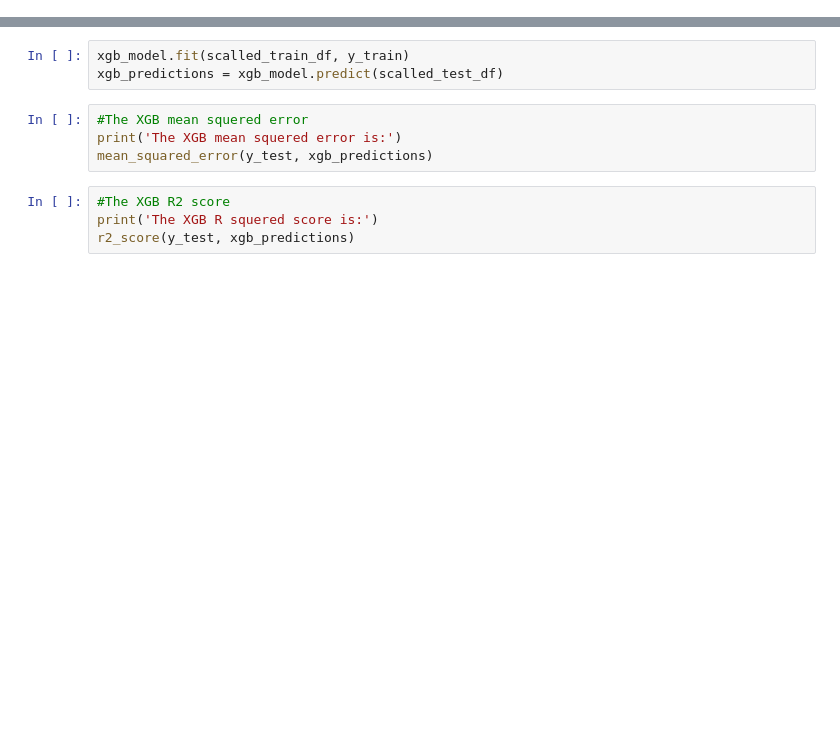
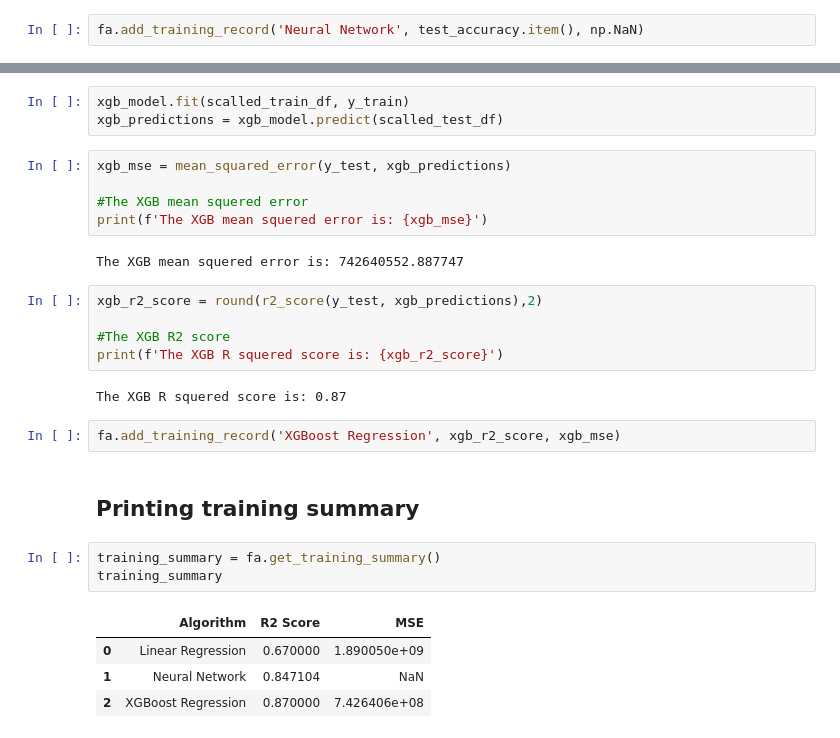
Before and after one commit to iliya1984/DevML, a Jupyter notebook: House Prices/house_prices_multiple_regression_models.ipynb, the cells around one changed output, grey strips where cells are left out. Drawn from its saved outputs; the diff is of its cells as text; blank space fills up the shorter version.

Commit message:
Added training summary

```diff
--- a/House Prices/house_prices_multiple_regression_models.ipynb
+++ b/House Prices/house_prices_multiple_regression_models.ipynb
@@ -895,3 +923,5 @@ print(f'Testing accuracy is {test_accuracy}')
+# %%
+fa.add_training_record('Neural Network', test_accuracy.item(), np.NaN)
 # %% [markdown]
 ## XGBoost regression
 # %% [markdown]
@@ -936,10 +969,28 @@ xgb_selected_features
 xgb_model.fit(scalled_train_df, y_train)
 xgb_predictions = xgb_model.predict(scalled_test_df)
 # %%
+xgb_mse = mean_squared_error(y_test, xgb_predictions)
+
 #The XGB mean squered error
-print('The XGB mean squered error is:')
-mean_squared_error(y_test, xgb_predictions)
+print(f'The XGB mean squered error is: {xgb_mse}')
+# %% [output]
+The XGB mean squered error is: 742640552.887747
 # %%
+xgb_r2_score = round(r2_score(y_test, xgb_predictions),2)
+
 #The XGB R2 score
-print('The XGB R squered score is:')
-r2_score(y_test, xgb_predictions)
+print(f'The XGB R squered score is: {xgb_r2_score}')
+# %% [output]
+The XGB R squered score is: 0.87
+# %%
+fa.add_training_record('XGBoost Regression', xgb_r2_score, xgb_mse)
+# %% [markdown]
+## Printing training summary
+# %%
+training_summary = fa.get_training_summary()
+training_summary
+# %% [output]
+|  | Algorithm | R2 Score | MSE |
+| 0 | Linear Regression | 0.670000 | 1.890050e+09 |
+| 1 | Neural Network | 0.847104 | NaN |
+| 2 | XGBoost Regression | 0.870000 | 7.426406e+08 |
```
Also changed, not shown: parts of 12 cells of this notebook.
